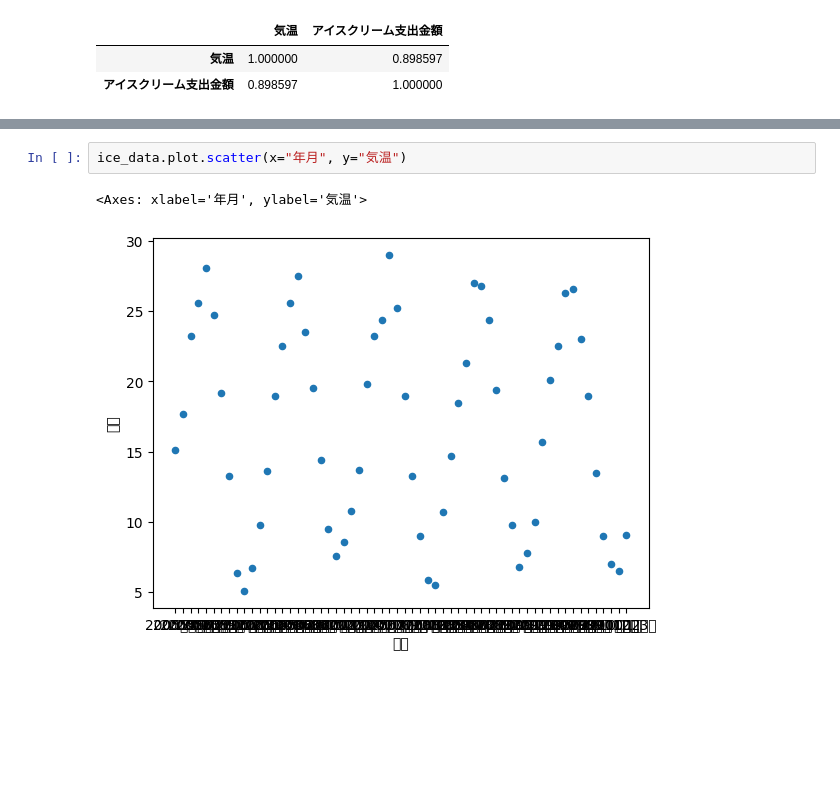
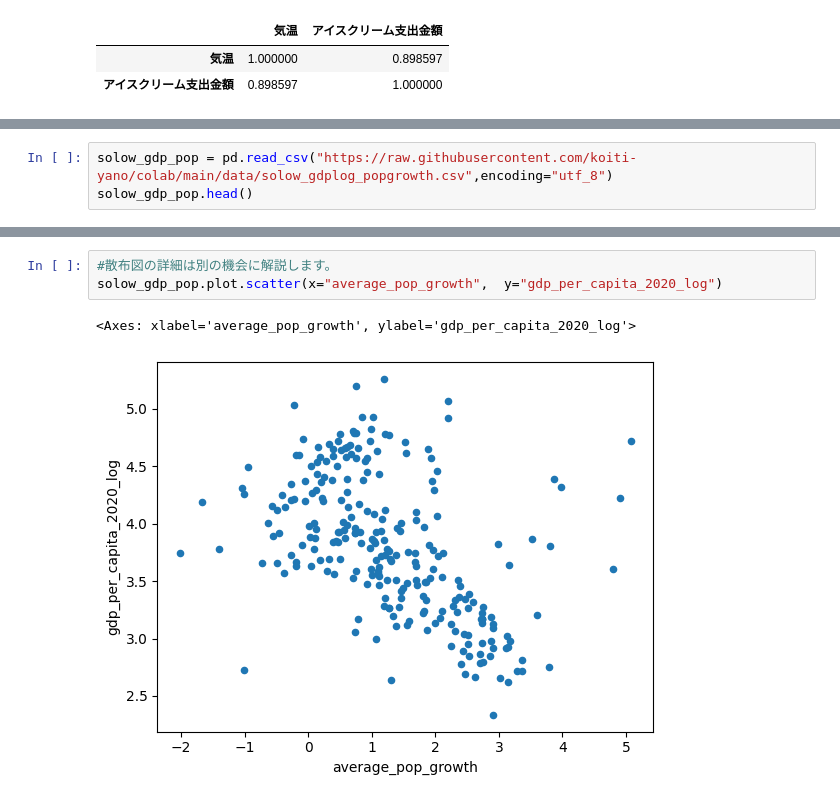
Before and after one commit to koiti-yano/colab, a Jupyter notebook: python/python_stats_intro_02_ols.ipynb, the cells around one changed output, grey strips where cells are left out. Drawn from its saved outputs; the diff is of its cells as text; blank space fills up the shorter version.

```diff
--- a/python/python_stats_intro_02_ols.ipynb
+++ b/python/python_stats_intro_02_ols.ipynb
@@ -91,0 +119,3 @@ ice_tmp.corr()
+# %%
+solow_gdp_pop = pd.read_csv("https://raw.githubusercontent.com/koiti-yano/colab/main/data/solow_gdplog_popgrowth.csv",encoding="utf_8")
+solow_gdp_pop.head()
@@ -92,5 +129,6 @@ ice_tmp.corr()
 # %%
-ice_data.plot.scatter(x="年月", y="気温")
+#散布図の詳細は別の機会に解説します。
+solow_gdp_pop.plot.scatter(x="average_pop_growth",	y="gdp_per_capita_2020_log")
 # %% [output]
-<Axes: xlabel='年月', ylabel='気温'>
+<Axes: xlabel='average_pop_growth', ylabel='gdp_per_capita_2020_log'>
-[figure, old version]
+[figure, new version]
```
Also changed, not shown: parts of 9 cells of this notebook.
